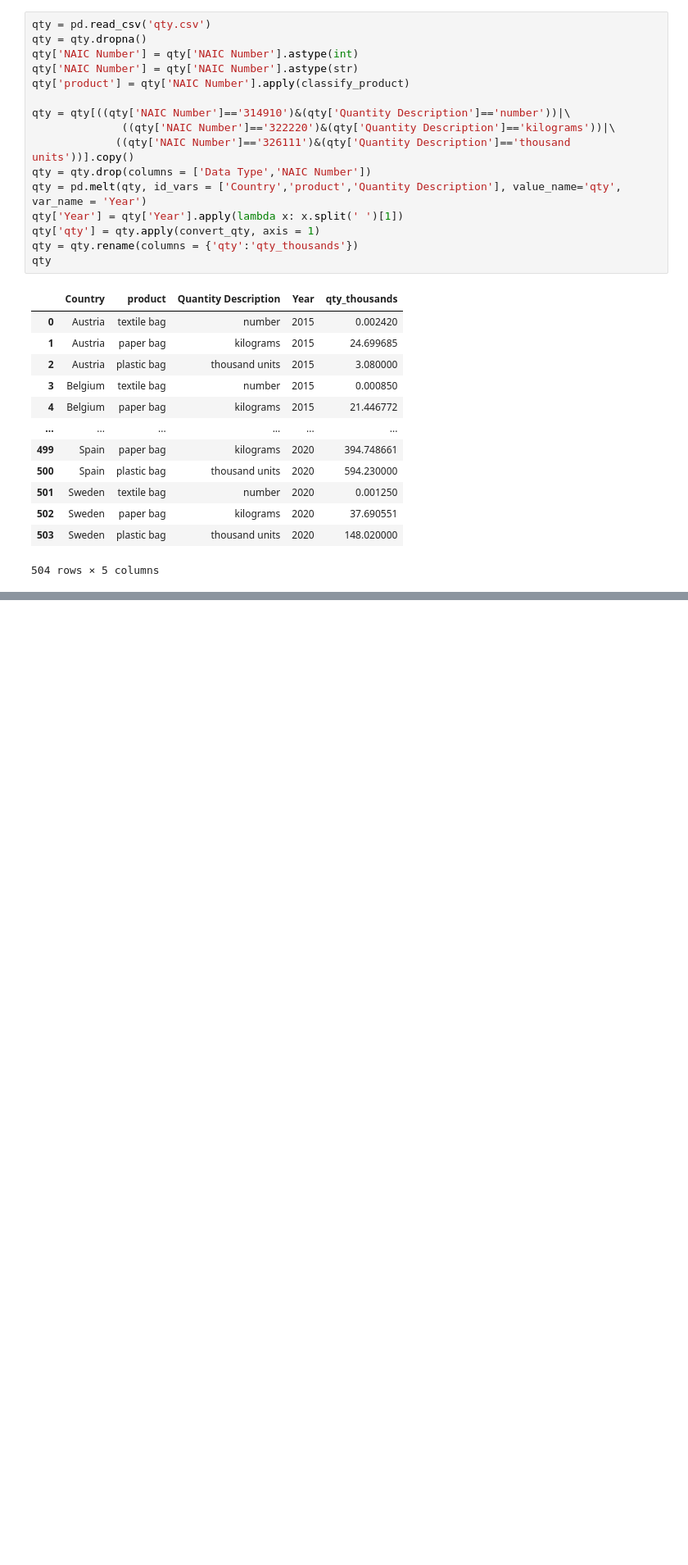
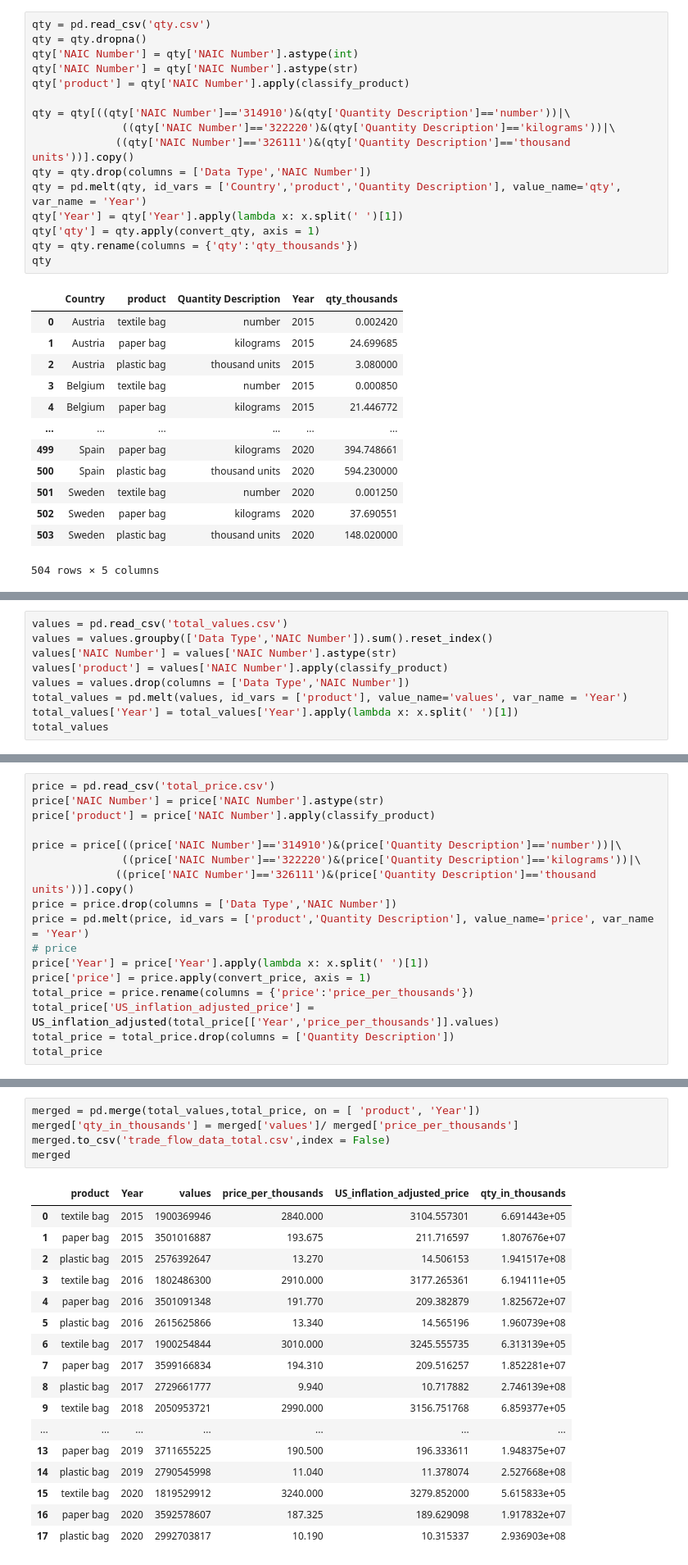
Before and after one commit to 22DataChallengeCItadel/Data-Open-Championship, a Jupyter notebook: Tradeflow_calculation.ipynb, the cells around one changed output, grey strips where cells are left out. Shown at 82% size. Cells and saved outputs as stored; diff of their text form; blank space fills up the shorter version.

```diff
--- a/Tradeflow_calculation.ipynb
+++ b/Tradeflow_calculation.ipynb
@@ -124,0 +182,9 @@ Name: Quantity Description, dtype: object
+# %%
+values = pd.read_csv('total_values.csv')
+values = values.groupby(['Data Type','NAIC Number']).sum().reset_index()
+values['NAIC Number'] = values['NAIC Number'].astype(str)
+values['product'] = values['NAIC Number'].apply(classify_product)
+values = values.drop(columns = ['Data Type','NAIC Number'])
+total_values = pd.melt(values, id_vars = ['product'], value_name='values', var_name = 'Year')
+total_values['Year'] = total_values['Year'].apply(lambda x: x.split(' ')[1])
+total_values
@@ -124,0 +209,17 @@ Name: Quantity Description, dtype: object
+# %%
+price = pd.read_csv('total_price.csv')
+price['NAIC Number'] = price['NAIC Number'].astype(str)
+price['product'] = price['NAIC Number'].apply(classify_product)
+
+price = price[((price['NAIC Number']=='314910')&(price['Quantity Description']=='number'))|\
+              ((price['NAIC Number']=='322220')&(price['Quantity Description']=='kilograms'))|\
+             ((price['NAIC Number']=='326111')&(price['Quantity Description']=='thousand units'))].copy()
+price = price.drop(columns = ['Data Type','NAIC Number'])
+price = pd.melt(price, id_vars = ['product','Quantity Description'], value_name='price', var_name = 'Year')
+# price
+price['Year'] = price['Year'].apply(lambda x: x.split(' ')[1])
+price['price'] = price.apply(convert_price, axis = 1)
+total_price = price.rename(columns = {'price':'price_per_thousands'})
+total_price['US_inflation_adjusted_price'] = US_inflation_adjusted(total_price[['Year','price_per_thousands']].values)
+total_price = total_price.drop(columns = ['Quantity Description'])
+total_price
@@ -124,0 +244,23 @@ Name: Quantity Description, dtype: object
+# %%
+merged = pd.merge(total_values,total_price, on = [ 'product', 'Year'])
+merged['qty_in_thousands'] = merged['values']/ merged['price_per_thousands']
+merged.to_csv('trade_flow_data_total.csv',index = False)
+merged
+# %% [output]
+|  | product | Year | values | price_per_thousands | US_inflation_adjusted_price | qty_in_thousands |
+| 0 | textile bag | 2015 | 1900369946 | 2840.000 | 3104.557301 | 6.691443e+05 |
+| 1 | paper bag | 2015 | 3501016887 | 193.675 | 211.716597 | 1.807676e+07 |
+| 2 | plastic bag | 2015 | 2576392647 | 13.270 | 14.506153 | 1.941517e+08 |
+| 3 | textile bag | 2016 | 1802486300 | 2910.000 | 3177.265361 | 6.194111e+05 |
+| 4 | paper bag | 2016 | 3501091348 | 191.770 | 209.382879 | 1.825672e+07 |
+| 5 | plastic bag | 2016 | 2615625866 | 13.340 | 14.565196 | 1.960739e+08 |
+| 6 | textile bag | 2017 | 1900254844 | 3010.000 | 3245.555735 | 6.313139e+05 |
+| 7 | paper bag | 2017 | 3599166834 | 194.310 | 209.516257 | 1.852281e+07 |
+| 8 | plastic bag | 2017 | 2729661777 | 9.940 | 10.717882 | 2.746139e+08 |
+| 9 | textile bag | 2018 | 2050953721 | 2990.000 | 3156.751768 | 6.859377e+05 |
+| ... | ... | ... | ... | ... | ... | ... |
+| 13 | paper bag | 2019 | 3711655225 | 190.500 | 196.333611 | 1.948375e+07 |
+| 14 | plastic bag | 2019 | 2790545998 | 11.040 | 11.378074 | 2.527668e+08 |
+| 15 | textile bag | 2020 | 1819529912 | 3240.000 | 3279.852000 | 5.615833e+05 |
+| 16 | paper bag | 2020 | 3592578607 | 187.325 | 189.629098 | 1.917832e+07 |
+| 17 | plastic bag | 2020 | 2992703817 | 10.190 | 10.315337 | 2.936903e+08 |
```
Also changed, not shown: parts of 14 cells of this notebook.
